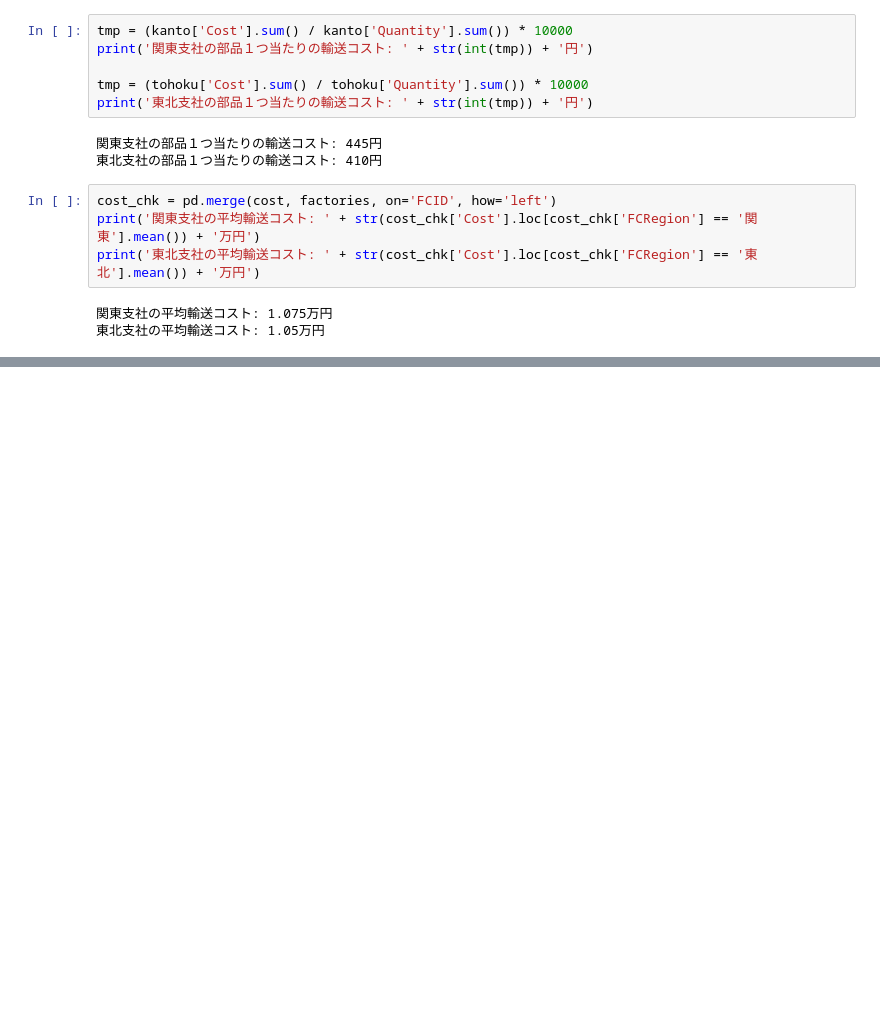
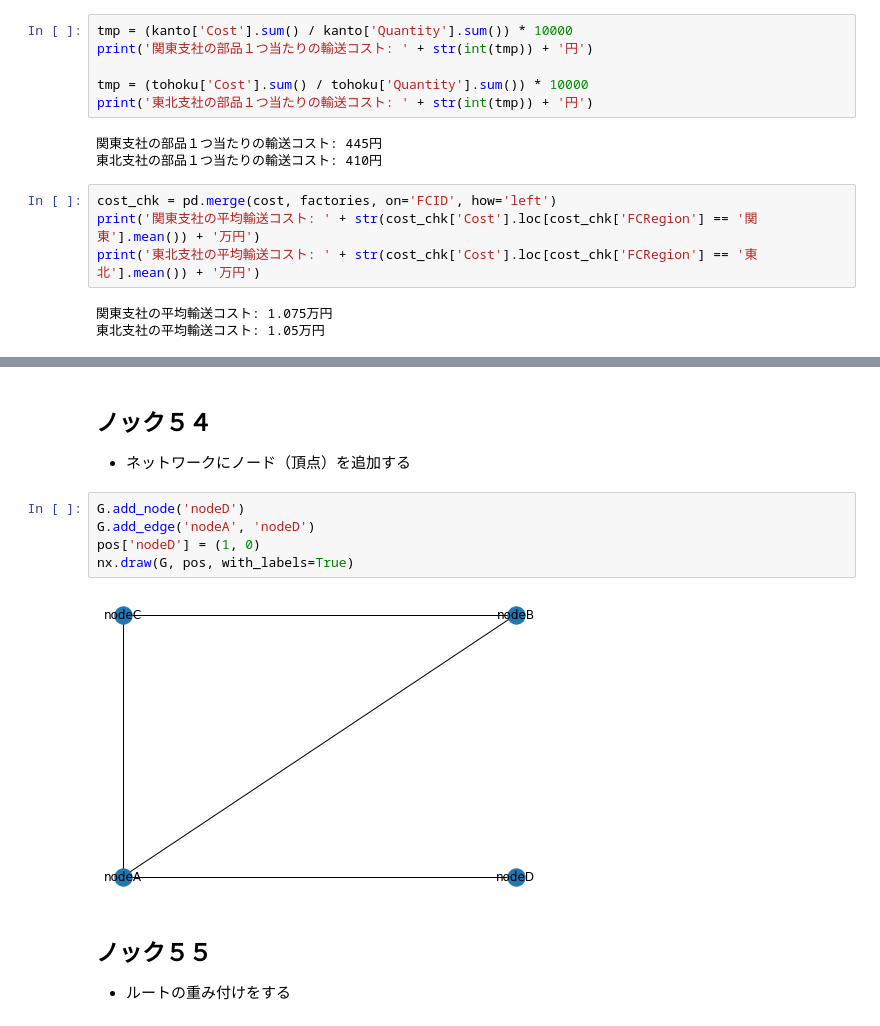
Before and after one commit to kzmshrt/data-analysis-100-knocks-in-python, a Jupyter notebook: part_06/note.ipynb, the cells around one changed output, grey strips where cells are left out. Drawn from its saved outputs; the diff is of its cells as text; blank space fills up the shorter version.

```diff
--- a/part_06/note.ipynb
+++ b/part_06/note.ipynb
@@ -181,0 +216,15 @@ print('東北支社の平均輸送コスト: ' + str(cost_chk['Cost'].loc[cost_c
+# %% [markdown]
+## ノック５４
+
+- ネットワークにノード（頂点）を追加する
+# %%
+G.add_node('nodeD')
+G.add_edge('nodeA', 'nodeD')
+pos['nodeD'] = (1, 0)
+nx.draw(G, pos, with_labels=True)
+# %% [output]
+[figure, added]
+# %% [markdown]
+## ノック５５
+
+- ルートの重み付けをする
```
Also changed, not shown: parts of 14 cells of this notebook.
